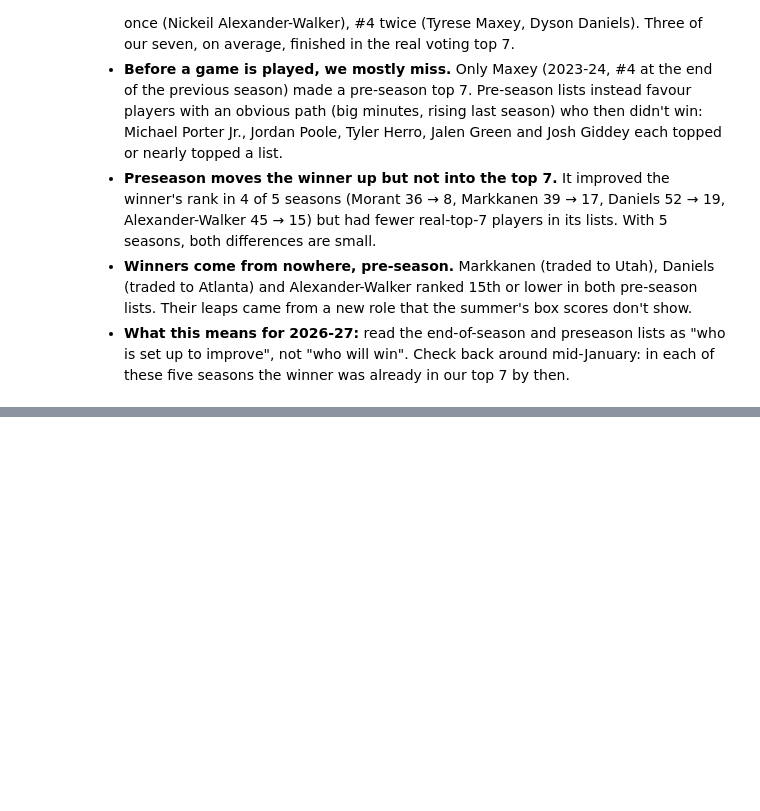
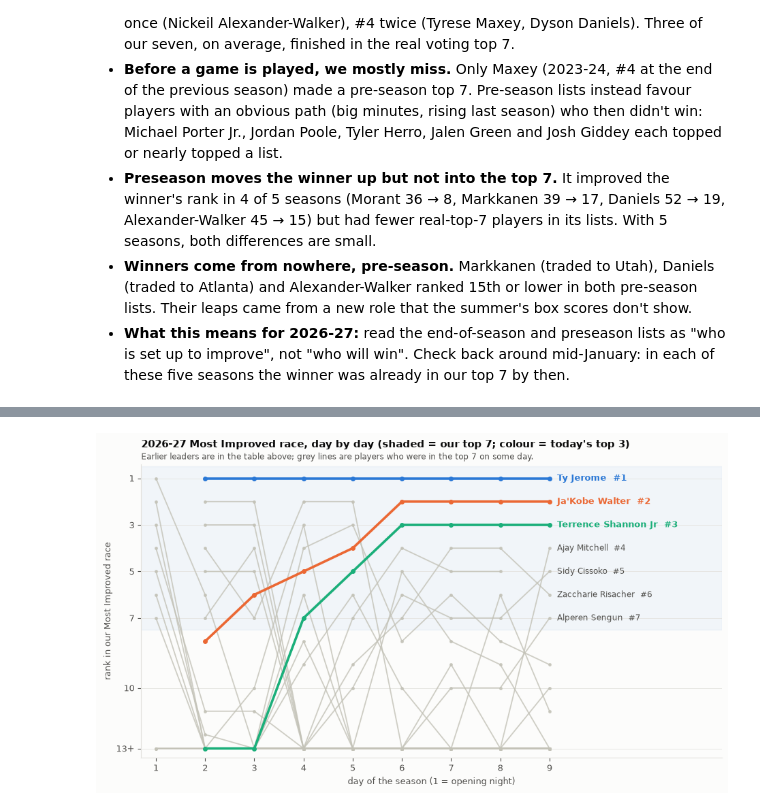
Before and after one commit to dan-j-e/unicorn-hunting, a Jupyter notebook: notebooks/10_2_live_mip_race.ipynb, the cells around one changed output, grey strips where cells are left out. Saved outputs shown, nothing was run; the diff lists cells and outputs as text; code cells hidden in the pictures; blank space fills up the shorter version.

Commit message:
Notebook 10.2E: daily leaderboard and worm chart

```diff
--- a/notebooks/10_2_live_mip_race.ipynb
+++ b/notebooks/10_2_live_mip_race.ipynb
@@ -527,0 +576,32 @@ fig.savefig(FIG_DIR / "10_2_backtest_five_seasons.png", dpi=150, bbox_inches="ti
+# %%
+# worm chart: rank by day for everyone who has been in the top 7; the current top 3 in colour
+ever = daily.loc[daily["rank"] <= 7, "player_id"].unique()
+last_day = daily["day"].max()
+now_top3 = daily[(daily["day"] == last_day)].nsmallest(3, "rank")["player_id"].tolist()
+colours = dict(zip(now_top3, [BLUE, ORANGE, SERIES[2]]))
+SHOW = 12                                     # ranks below this are drawn at the bottom edge
+fig, ax = plt.subplots(figsize=(11, 5.6))
+for pid in ever:
+    d = daily[daily["player_id"] == pid].set_index("day")["rank"].reindex(range(1, last_day + 1))
+    y = d.clip(upper=SHOW + 0.6)
+    top = pid in colours
+    ax.plot(y.index, y, color=colours.get(pid, MUTED), linewidth=2.6 if top else 1.3, alpha=1 if top else 0.8,
+            marker="o", markersize=4 if top else 2.5, zorder=3 if top else 2)
+    last = d.dropna()
+    name = daily.loc[daily["player_id"] == pid, "player_name"].iloc[0]
+    if top:
+        ax.annotate(f"{name}  #{int(d.iloc[-1])}", (last_day, min(d.iloc[-1], SHOW + 0.6)), xytext=(8, 0), textcoords="offset points",
+                    va="center", fontsize=9.5, color=colours[pid], fontweight="bold")
+    elif pd.notna(d.iloc[-1]) and d.iloc[-1] <= 7:   # the rest of today's top 7, named at the right edge
+        ax.annotate(f"{name}  #{int(d.iloc[-1])}", (last_day, d.iloc[-1]), xytext=(8, 0), textcoords="offset points",
+                    va="center", fontsize=8.5, color=INK2)
+ax.axhspan(0.5, 7.5, color=BLUE, alpha=0.05, zorder=0)
+ax.set_ylim(SHOW + 1, 0.4); ax.set_yticks([1, 3, 5, 7, 10, SHOW + 0.6], ["1", "3", "5", "7", "10", f"{SHOW + 1}+"])
+ax.set_xlim(0.7, last_day + 3.5); ax.set_xticks(range(1, last_day + 1))
+ax.set_xlabel("day of the season (1 = opening night)"); ax.set_ylabel("rank in our Most Improved race")
+ax.grid(axis="x", visible=False)
+ax.set_title(f"{LIVE} Most Improved race, day by day (shaded = our top 7; colour = today's top 3)", loc="left", pad=18)
+ax.text(0, 1.01, "Earlier leaders are in the table above; grey lines are players who were in the top 7 on some day.", transform=ax.transAxes, fontsize=8.5, color=INK2, va="bottom")
+fig.savefig(FIG_DIR / "10_2_daily_worm.png", dpi=150, bbox_inches="tight")
+# %% [output]
+[figure, added]
```
Also changed, not shown: parts of 4 cells of this notebook, 2 other files.
